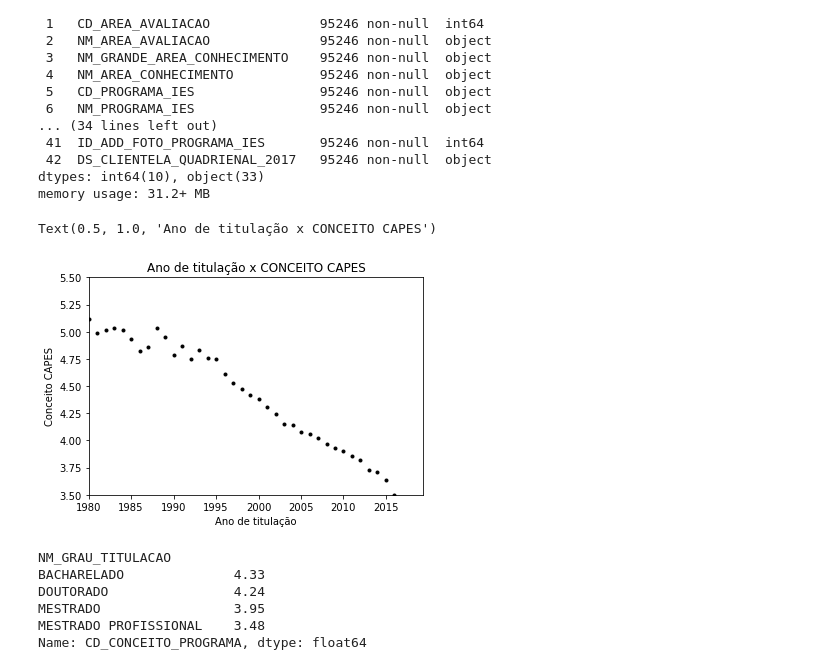
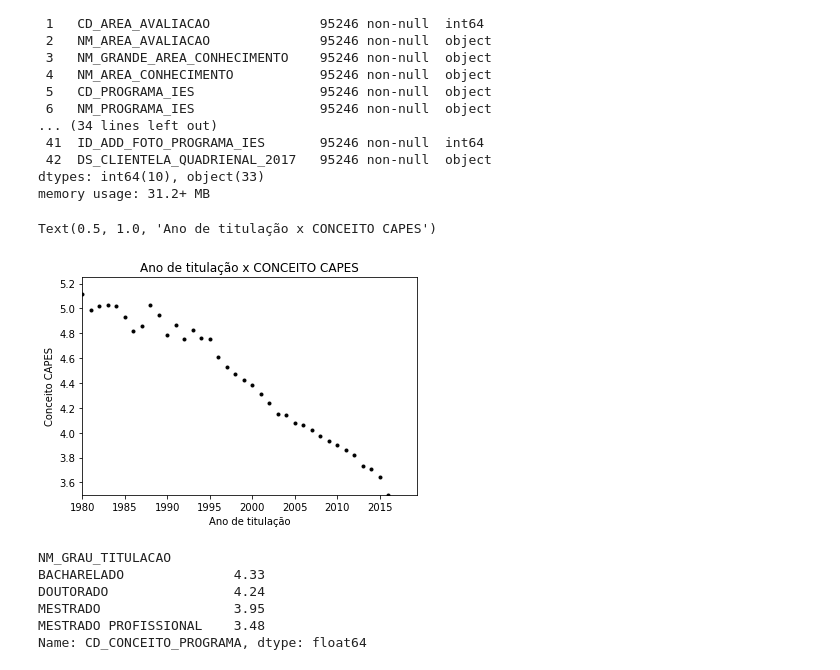
Before and after one commit to ieee-uerj/capes-data-analysis, a Jupyter notebook: Docentes.ipynb, the cells around one changed output. Saved outputs shown, nothing was run; the diff lists cells and outputs as text; code cells hidden in the pictures.

```diff
--- a/Docentes.ipynb
+++ b/Docentes.ipynb
@@ -36,16 +38,16 @@ memory usage: 31.2+ MB
 # %%
 ano=df.groupby('AN_TITULACAO').mean()['CD_CONCEITO_PROGRAMA']
 ano=ano.apply(lambda x: round(x,2))
 ano.sort_values(ascending=False)
 plt.scatter(ano.index,ano.values,color='black',marker='.')
 plt.xlim(1980)
-plt.ylim(3.5,5.5)
+plt.ylim(3.5,5.25)
 plt.xlabel('Ano de titulação')
 plt.ylabel('Conceito CAPES')
 plt.title('Ano de titulação x CONCEITO CAPES')
 # %% [output]
 Text(0.5, 1.0, 'Ano de titulação x CONCEITO CAPES')
-[figure, old version]
+[figure, new version]
 # %%
 #por grau de titulação
 
```
Also changed, not shown: parts of 3 cells of this notebook.
